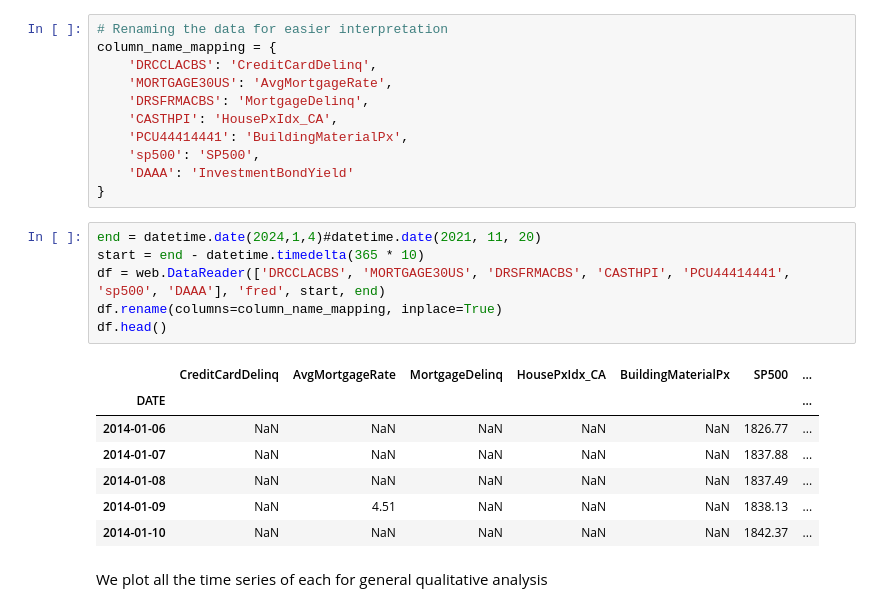
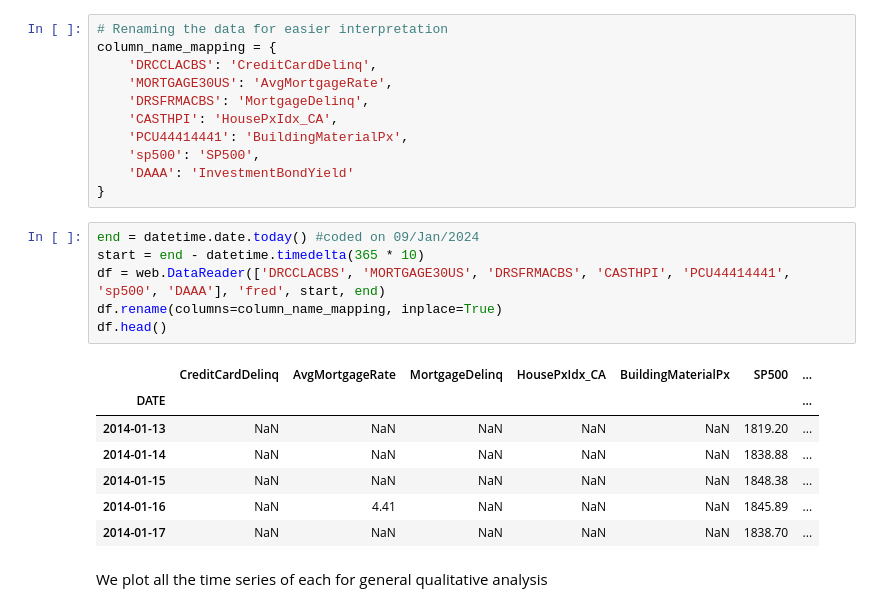
Before and after one commit to GiftChimangeni/wqu_GWP_MScFE_600, a Jupyter notebook: data_analysis_FinancialData_GWP1.ipynb, the cells around one changed output. Drawn from its saved outputs; the diff is of its cells as text.

```diff
--- a/data_analysis_FinancialData_GWP1.ipynb
+++ b/data_analysis_FinancialData_GWP1.ipynb
@@ -52,19 +53,19 @@ column_name_mapping = {
     'DAAA': 'InvestmentBondYield'
 }
 # %%
-end = datetime.date(2024,1,4)#datetime.date(2021, 11, 20)
+end = datetime.date.today() #coded on 09/Jan/2024
 start = end - datetime.timedelta(365 * 10)
 df = web.DataReader(['DRCCLACBS', 'MORTGAGE30US', 'DRSFRMACBS', 'CASTHPI', 'PCU44414441', 'sp500', 'DAAA'], 'fred', start, end)
 df.rename(columns=column_name_mapping, inplace=True)
 df.head()
 # %% [output]
 |  | CreditCardDelinq | AvgMortgageRate | MortgageDelinq | HousePxIdx_CA | BuildingMaterialPx | SP500 | ... |
 | DATE |  |  |  |  |  |  | ... |
-| 2014-01-06 | NaN | NaN | NaN | NaN | NaN | 1826.77 | ... |
-| 2014-01-07 | NaN | NaN | NaN | NaN | NaN | 1837.88 | ... |
-| 2014-01-08 | NaN | NaN | NaN | NaN | NaN | 1837.49 | ... |
-| 2014-01-09 | NaN | 4.51 | NaN | NaN | NaN | 1838.13 | ... |
-| 2014-01-10 | NaN | NaN | NaN | NaN | NaN | 1842.37 | ... |
+| 2014-01-13 | NaN | NaN | NaN | NaN | NaN | 1819.20 | ... |
+| 2014-01-14 | NaN | NaN | NaN | NaN | NaN | 1838.88 | ... |
+| 2014-01-15 | NaN | NaN | NaN | NaN | NaN | 1848.38 | ... |
+| 2014-01-16 | NaN | 4.41 | NaN | NaN | NaN | 1845.89 | ... |
+| 2014-01-17 | NaN | NaN | NaN | NaN | NaN | 1838.70 | ... |
 # %% [markdown]
 We plot all the time series of each for general qualitative analysis
 # %%
```
Also changed, not shown: parts of 8 cells of this notebook.
